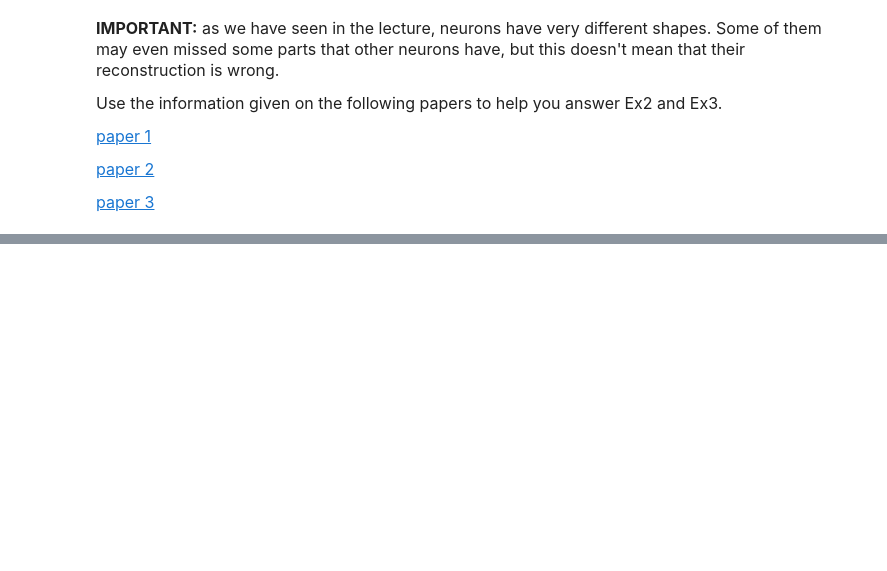
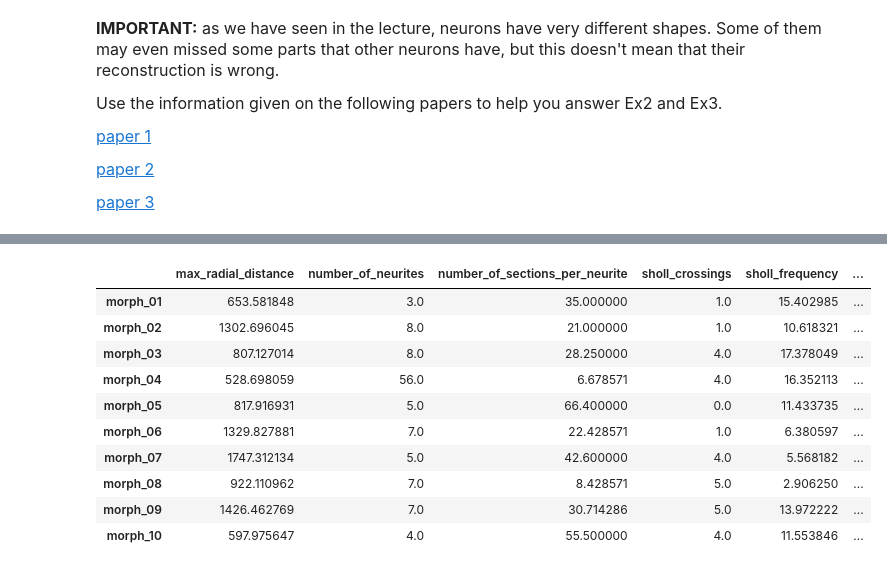
Before and after one commit to AlbrechtAlice/In-Silico-Neuroscience, a Jupyter notebook: Week2_HomeWorks.ipynb, the cells around one changed output, grey strips where cells are left out. Cells and saved outputs as stored; diff of their text form; code cells hidden in the pictures; blank space fills up the shorter version.

```diff
--- a/Week2_HomeWorks.ipynb
+++ b/Week2_HomeWorks.ipynb
@@ -483,3 +506,38 @@ Neurite volume Density: [126.5774, 19.778261, 16.957382, 58.238857, 214.26219, 1
+# %%
+#PREND UN TEMPS A RUN
+import pandas as pd
+import numpy as np
+
+means_all_neurons = []
+neuron_names = []
+
+for cell in correct_cells:
+    neuron = nm.load_morphology("data/" + cell)
+    neuron_names.append(cell[:-4])
+
+    ## EXTRACTION OF ALL THE FEATURES
+    means_one_neuron = []
+    for feature in features:
+        feature_vals = nm.get(feature, neuron)
+        mean_feature = np.nanmean(feature_vals)
+        means_one_neuron.append(mean_feature)
+
+    means_all_neurons.append(means_one_neuron)
+
+df_means = pd.DataFrame(means_all_neurons, columns = features, index = neuron_names)
+df_means
+# %% [output]
+|  | max_radial_distance | number_of_neurites | number_of_sections_per_neurite | sholl_crossings | sholl_frequency | ... |
+| morph_01 | 653.581848 | 3.0 | 35.000000 | 1.0 | 15.402985 | ... |
+| morph_02 | 1302.696045 | 8.0 | 21.000000 | 1.0 | 10.618321 | ... |
+| morph_03 | 807.127014 | 8.0 | 28.250000 | 4.0 | 17.378049 | ... |
+| morph_04 | 528.698059 | 56.0 | 6.678571 | 4.0 | 16.352113 | ... |
+| morph_05 | 817.916931 | 5.0 | 66.400000 | 0.0 | 11.433735 | ... |
+| morph_06 | 1329.827881 | 7.0 | 22.428571 | 1.0 | 6.380597 | ... |
+| morph_07 | 1747.312134 | 5.0 | 42.600000 | 4.0 | 5.568182 | ... |
+| morph_08 | 922.110962 | 7.0 | 8.428571 | 5.0 | 2.906250 | ... |
+| morph_09 | 1426.462769 | 7.0 | 30.714286 | 5.0 | 13.972222 | ... |
+| morph_10 | 597.975647 | 4.0 | 55.500000 | 4.0 | 11.553846 | ... |
 # %%
 def hist_and_boxplot(neuron, data):
     """Generates a histogram  and a boxplot in a new figure"""
```
Also changed, not shown: parts of 10 cells of this notebook.
